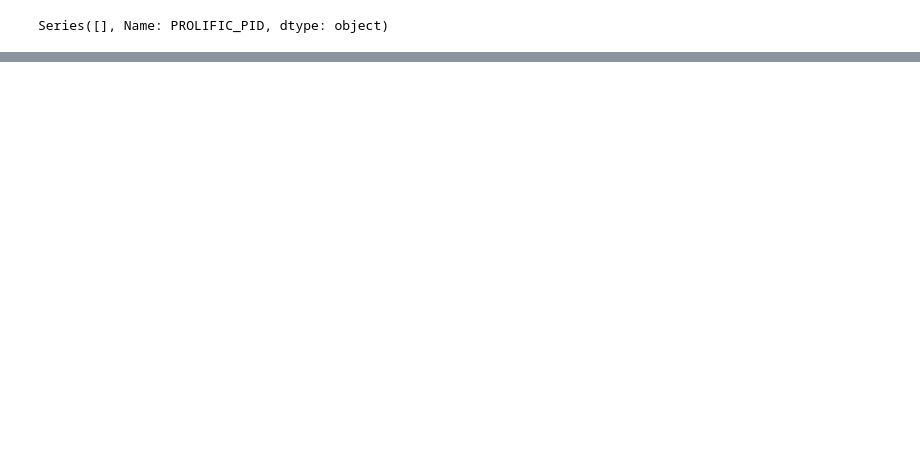
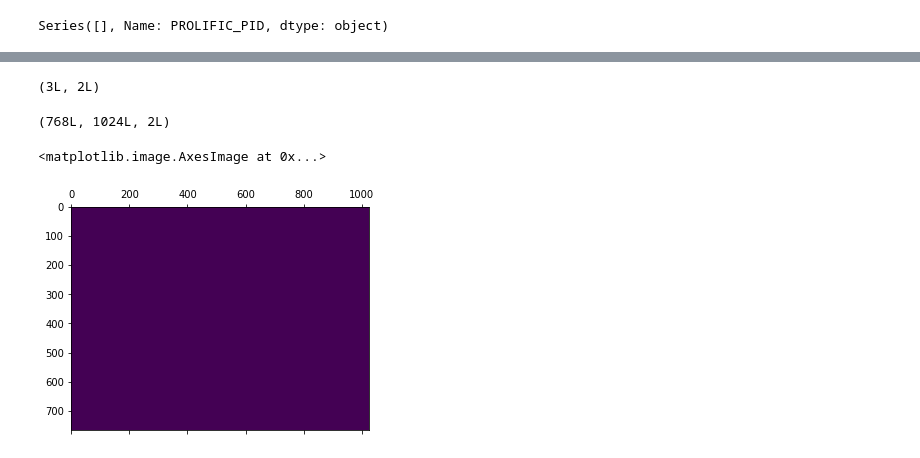
Before and after one commit to HanZhang-psych/SceneMeaningMapping, a Jupyter notebook: Untitled.ipynb, the cells around one changed output, grey strips where cells are left out. Drawn from its saved outputs; the diff is of its cells as text; code cells hidden in the pictures; blank space fills up the shorter version.

```diff
--- a/Untitled.ipynb
+++ b/Untitled.ipynb
@@ -205,0 +500,5 @@ valid_survey
+# %%
+a = np.array([[1, 1], [2, 2], [3, 3]])
+a.shape
+# %% [output]
+(3L, 2L)
@@ -205,0 +509,11 @@ valid_survey
+# %%
+mat3.shape
+# %% [output]
+(768L, 1024L, 2L)
+# %%
+empty_mat = np.zeros((768,1024))
+# %%
+plt.matshow(empty_mat)
+# %% [output]
+<matplotlib.image.AxesImage at 0x...>
+[figure, added]
```
Also changed, not shown: parts of 86 cells of this notebook, 7 other files.
